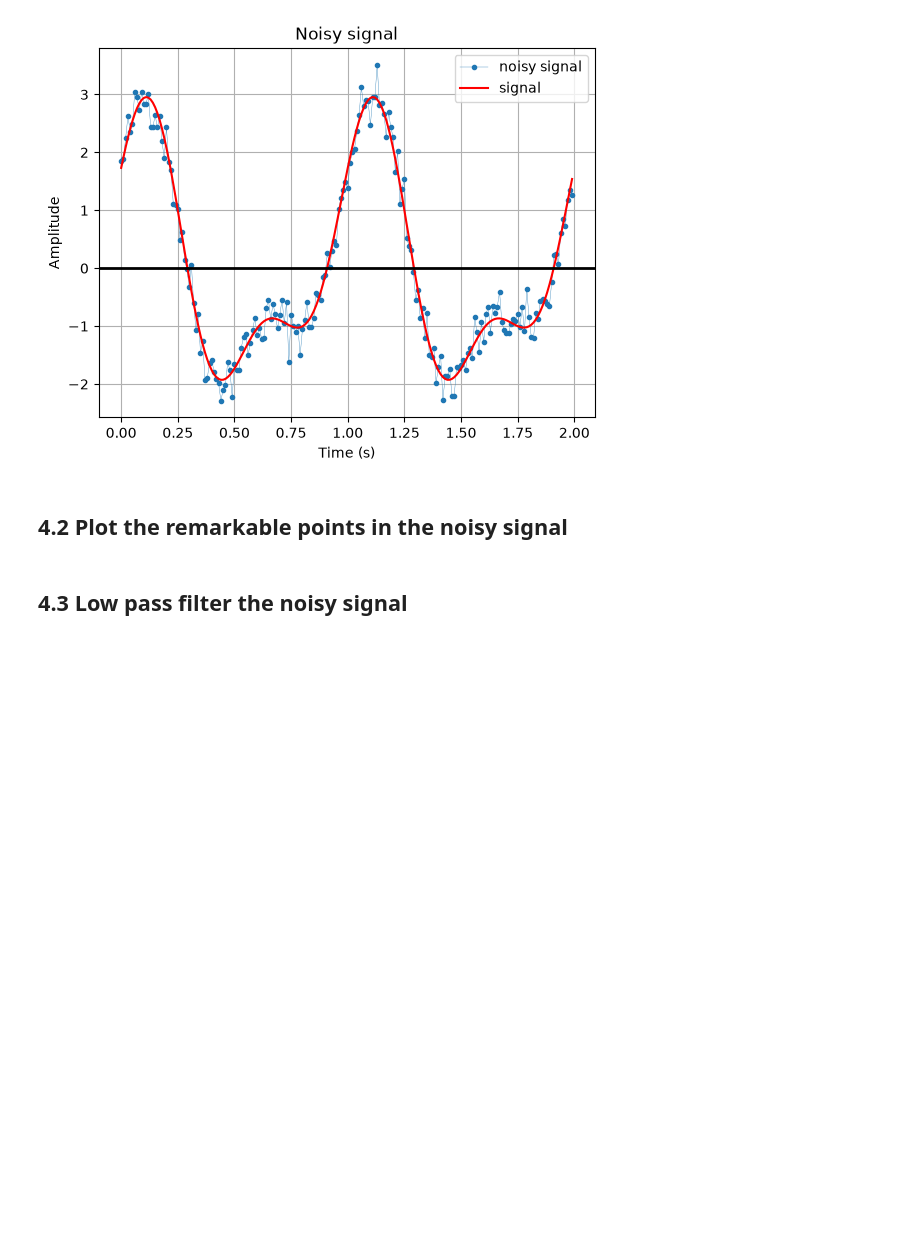
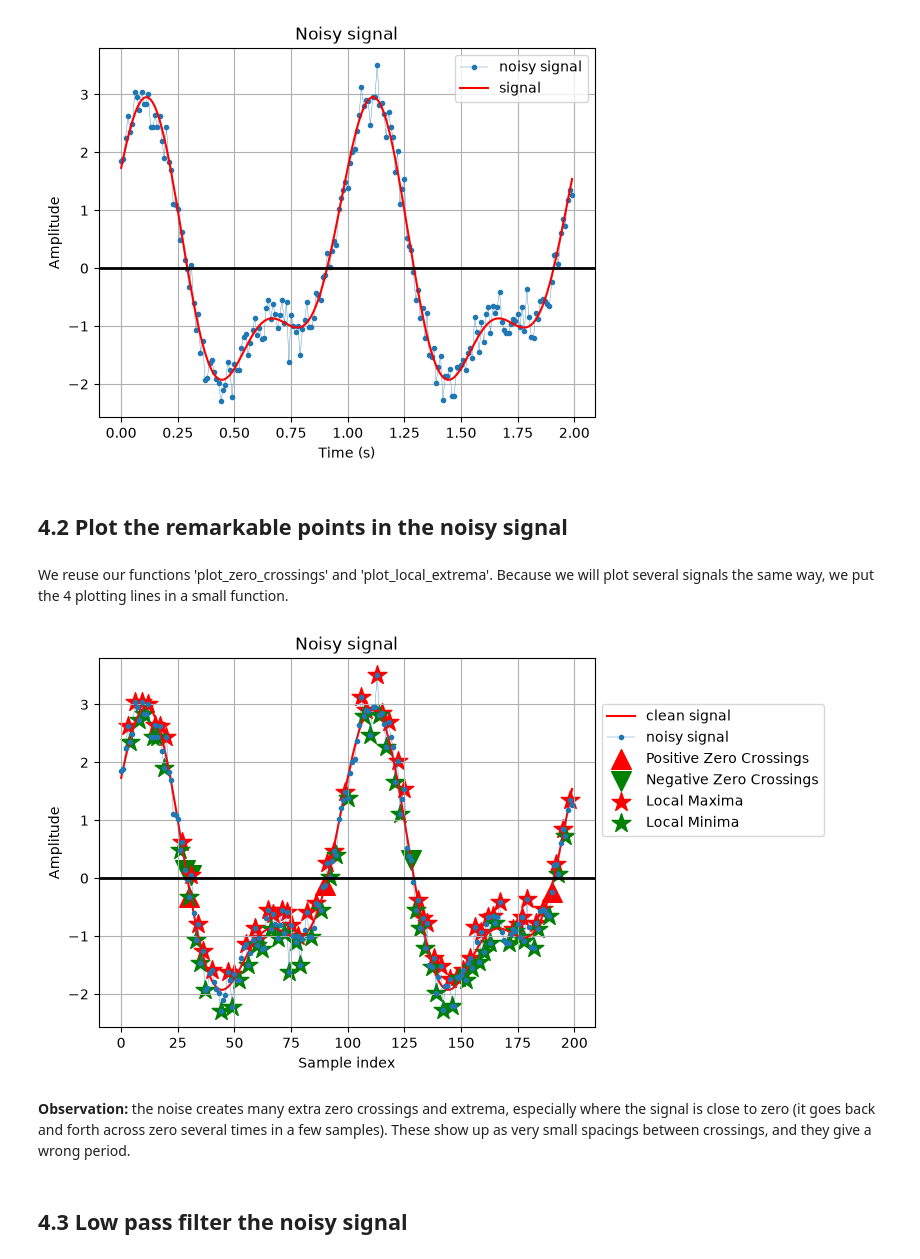
Before and after one commit to ChloeGil-student/Python-Series03, a Jupyter notebook: Python-Series03.ipynb, the cells around one changed output. Drawn from its saved outputs; the diff is of its cells as text; code cells hidden in the pictures; blank space fills up the shorter version.

Commit message:
Add remarkable-point plotting helper
Updated the notebook execution metadata and added a reusable display_remarkable_points helper that overlays the noisy signal, the clean reference, zero crossings, and local extrema in one plot. This makes it easier to visualize how noise creates spurious crossings and extrema, and documents the observation that short oscillations near zero distort the apparent period.

```diff
--- a/Python-Series03.ipynb
+++ b/Python-Series03.ipynb
@@ -368,5 +368,38 @@ noise_amplitude =  0.24405609956775046
 [figure]
 # %% [markdown]
 ## 4.2 Plot the remarkable points in the noisy signal
+# %% [markdown]
+We reuse our functions 'plot_zero_crossings' and 'plot_local_extrema'. Because we will plot several signals the same way, we put the 4 plotting lines in a small function.
+# %%
+# Create a function to plot a signal with its zero crossings and local extrema (reuses our functions).
+
+def display_remarkable_points(sig, title, label='signal', clean=None):
+    """Plot a signal with its zero crossings and local extrema (reuses our functions).
+
+    sig   : signal to analyse (its remarkable points are marked)
+    title : plot title
+    label : legend name of sig (e.g. 'noisy signal')
+    clean : optional clean signal, drawn underneath for comparison
+    """
+    plt.figure()
+    if clean is not None:
+        plt.plot(clean, color='red', linewidth=1.5, label='clean signal')   # draw the clean signal underneath for comparison
+    plt.plot(sig, '.-', linewidth=0.25, label=label)
+    plot_zero_crossings(sig)        # adds 'Positive/Negative Zero Crossings' to the legend
+    plot_local_extrema(sig)         # adds 'Local Maxima/Minima' to the legend
+    plt.title(title)
+    plt.xlabel('Sample index')
+    plt.ylabel('Amplitude')
+    plt.axhline(y=0, color='black', linewidth=2)
+    plt.legend(loc='lower left', bbox_to_anchor=(1, 0.5))   # legend outside the plot
+    plt.grid(True)
+    plt.show()
+
+# Display the noisy signal with its remarkable points, and the clean signal underneath for comparison
+display_remarkable_points(s_noisy, 'Noisy signal', label='noisy signal', clean=s3)
+# %% [output]
+[figure, added]
+# %% [markdown]
+**Observation:** the noise creates many extra zero crossings and extrema, especially where the signal is close to zero (it goes back and forth across zero several times in a few samples). These show up as very small spacings between crossings, and they give a wrong period.
 # %% [markdown]
 ## 4.3 Low pass filter the noisy signal
```
